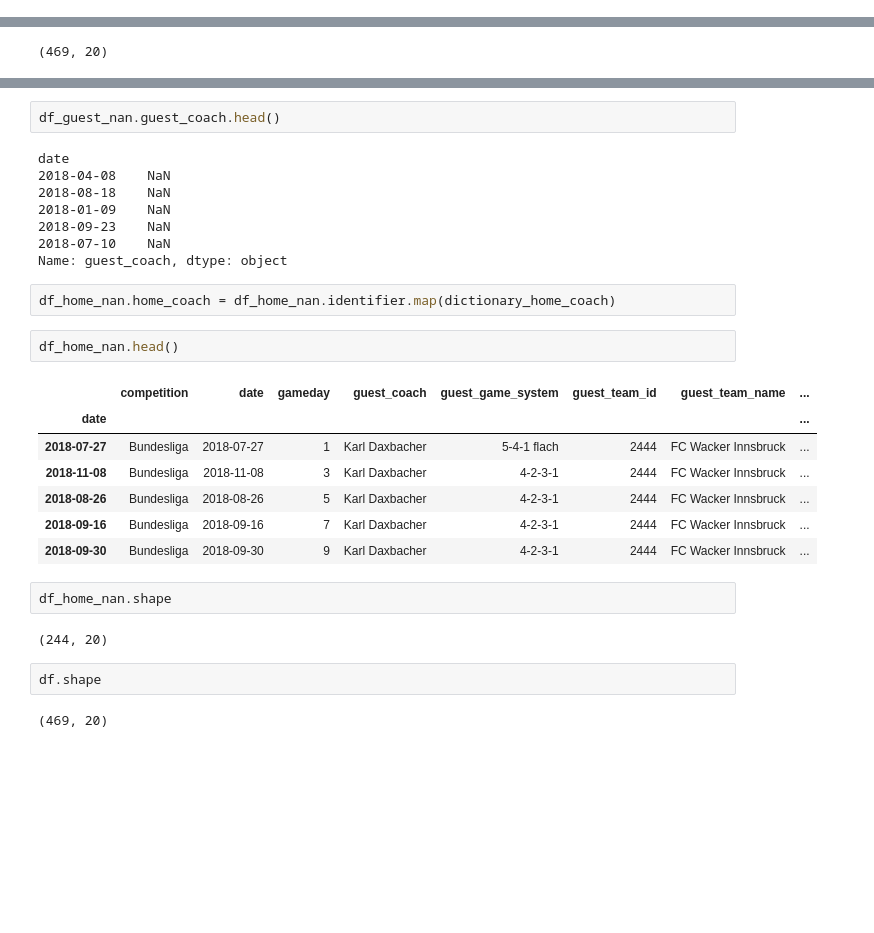
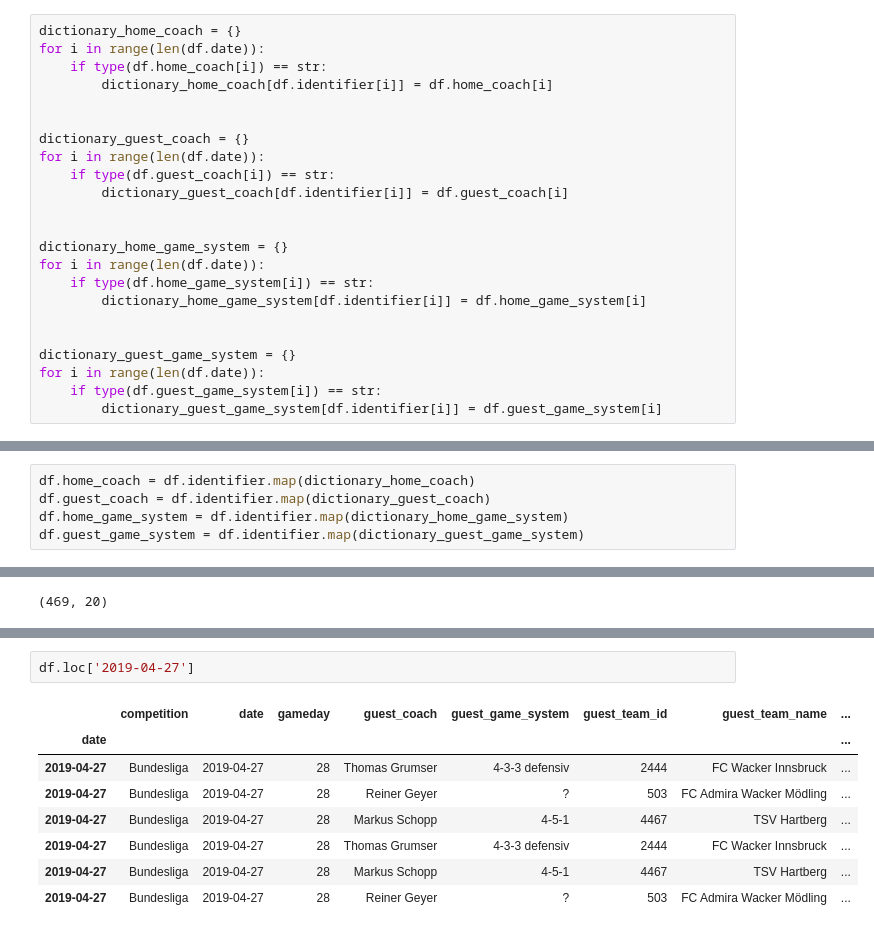
Before and after one commit to thomashon/football-prediction, a Jupyter notebook: preprocessing.ipynb, the cells around one changed output, grey strips where cells are left out. Drawn from its saved outputs; the diff is of its cells as text; blank space fills up the shorter version.

```diff
--- a/preprocessing.ipynb
+++ b/preprocessing.ipynb
@@ -163,0 +139,23 @@ df_home_nan
+# %%
+dictionary_home_coach = {}
+for i in range(len(df.date)):
+    if type(df.home_coach[i]) == str:
+        dictionary_home_coach[df.identifier[i]] = df.home_coach[i]
+
+
+dictionary_guest_coach = {}
+for i in range(len(df.date)):
+    if type(df.guest_coach[i]) == str:
+        dictionary_guest_coach[df.identifier[i]] = df.guest_coach[i]
+
+
+dictionary_home_game_system = {}
+for i in range(len(df.date)):
+    if type(df.home_game_system[i]) == str:
+        dictionary_home_game_system[df.identifier[i]] = df.home_game_system[i]
+
+
+dictionary_guest_game_system = {}
+for i in range(len(df.date)):
+    if type(df.guest_game_system[i]) == str:
+        dictionary_guest_game_system[df.identifier[i]] = df.guest_game_system[i]
@@ -164,3 +242,8 @@ df_home_nan
+# %%
+df.home_coach = df.identifier.map(dictionary_home_coach)
+df.guest_coach = df.identifier.map(dictionary_guest_coach)
+df.home_game_system = df.identifier.map(dictionary_home_game_system)
+df.guest_game_system = df.identifier.map(dictionary_guest_game_system)
 # %%
 df.shape
 # %% [output]
@@ -199,30 +251,11 @@ map_list
-# %%
-df_guest_nan.guest_coach.head()
-# %% [output]
-date
-2018-04-08    NaN
-2018-08-18    NaN
-2018-01-09    NaN
-2018-09-23    NaN
-2018-07-10    NaN
-Name: guest_coach, dtype: object
-# %%
-df_home_nan.home_coach = df_home_nan.identifier.map(dictionary_home_coach)
-# %%
-df_home_nan.head()
-# %% [output]
-|  | competition | date | gameday | guest_coach | guest_game_system | guest_team_id | guest_team_name | ... |
-| date |  |  |  |  |  |  |  | ... |
-| 2018-07-27 | Bundesliga | 2018-07-27 | 1 | Karl Daxbacher | 5-4-1 flach | 2444 | FC Wacker Innsbruck | ... |
-| 2018-11-08 | Bundesliga | 2018-11-08 | 3 | Karl Daxbacher | 4-2-3-1 | 2444 | FC Wacker Innsbruck | ... |
-| 2018-08-26 | Bundesliga | 2018-08-26 | 5 | Karl Daxbacher | 4-2-3-1 | 2444 | FC Wacker Innsbruck | ... |
-| 2018-09-16 | Bundesliga | 2018-09-16 | 7 | Karl Daxbacher | 4-2-3-1 | 2444 | FC Wacker Innsbruck | ... |
-| 2018-09-30 | Bundesliga | 2018-09-30 | 9 | Karl Daxbacher | 4-2-3-1 | 2444 | FC Wacker Innsbruck | ... |
-# %%
-df_home_nan.shape
-# %% [output]
-(244, 20)
-# %%
-df.shape
-# %% [output]
-(469, 20)
+# %%
+df.loc['2019-04-27']
+# %% [output]
+|  | competition | date | gameday | guest_coach | guest_game_system | guest_team_id | guest_team_name | ... |
+| date |  |  |  |  |  |  |  | ... |
+| 2019-04-27 | Bundesliga | 2019-04-27 | 28 | Thomas Grumser | 4-3-3 defensiv | 2444 | FC Wacker Innsbruck | ... |
+| 2019-04-27 | Bundesliga | 2019-04-27 | 28 | Reiner Geyer | ? | 503 | FC Admira Wacker Mödling | ... |
+| 2019-04-27 | Bundesliga | 2019-04-27 | 28 | Markus Schopp | 4-5-1 | 4467 | TSV Hartberg | ... |
+| 2019-04-27 | Bundesliga | 2019-04-27 | 28 | Thomas Grumser | 4-3-3 defensiv | 2444 | FC Wacker Innsbruck | ... |
+| 2019-04-27 | Bundesliga | 2019-04-27 | 28 | Markus Schopp | 4-5-1 | 4467 | TSV Hartberg | ... |
+| 2019-04-27 | Bundesliga | 2019-04-27 | 28 | Reiner Geyer | ? | 503 | FC Admira Wacker Mödling | ... |
```
Also changed, not shown: parts of 11 cells of this notebook.
